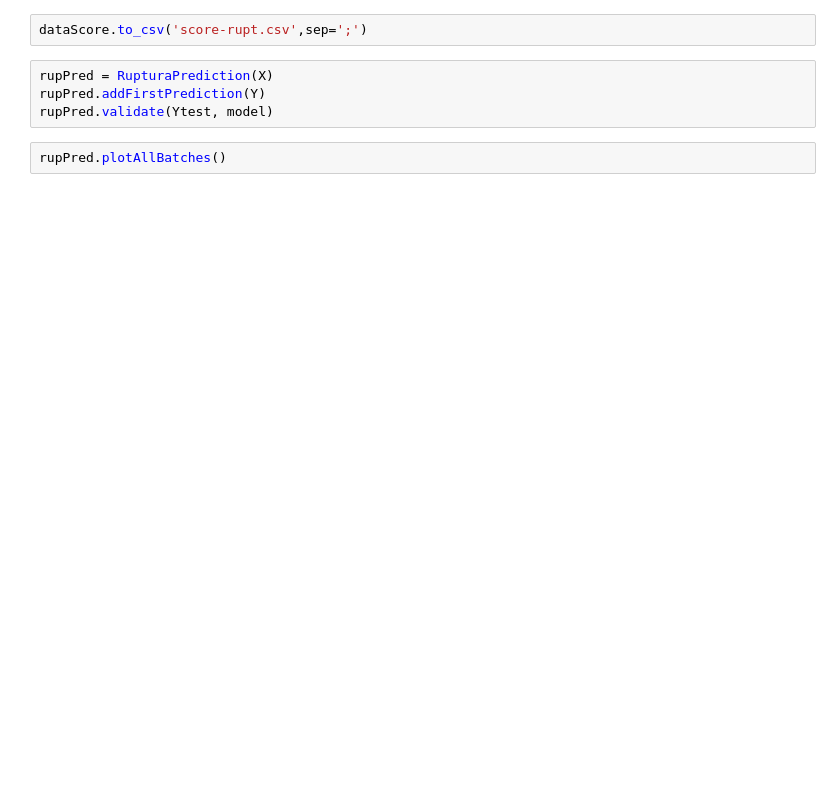
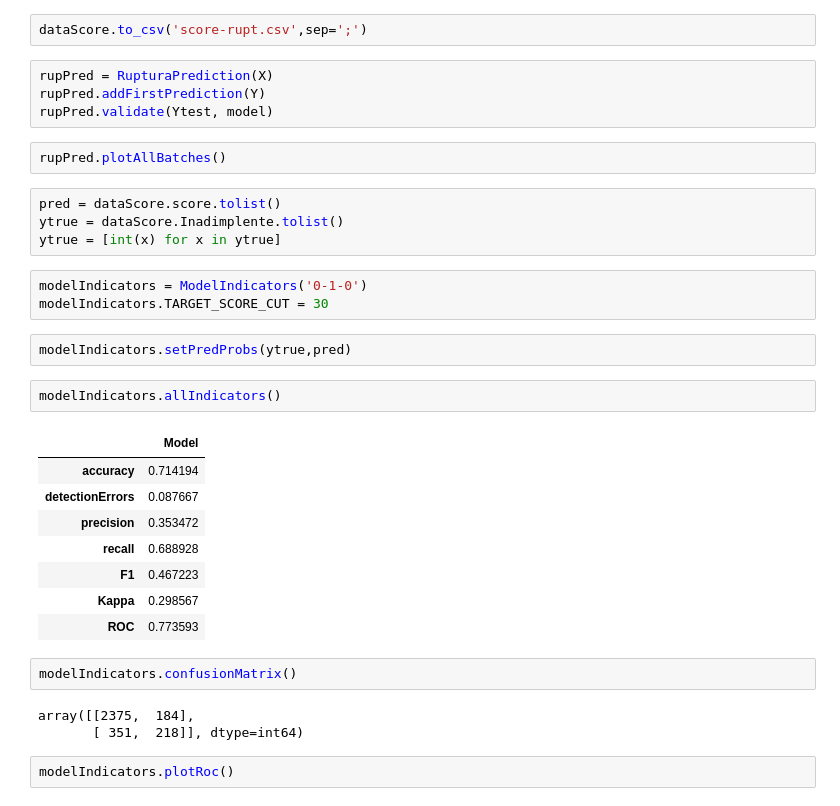
Before and after one commit to vultor33/Logistics, a Jupyter notebook: rupturaLSTM.ipynb, the cells around one changed output. Saved outputs shown, nothing was run; the diff lists cells and outputs as text; blank space fills up the shorter version.

```diff
--- a/rupturaLSTM.ipynb
+++ b/rupturaLSTM.ipynb
@@ -151,3 +148,30 @@ rupPred.addFirstPrediction(Y)
 rupPred.validate(Ytest, model)
 # %%
 rupPred.plotAllBatches()
+# %%
+pred = dataScore.score.tolist()
+ytrue = dataScore.Inadimplente.tolist()
+ytrue = [int(x) for x in ytrue]
+# %%
+modelIndicators = ModelIndicators('0-1-0')
+modelIndicators.TARGET_SCORE_CUT = 30
+# %%
+modelIndicators.setPredProbs(ytrue,pred)
+# %%
+modelIndicators.allIndicators()
+# %% [output]
+|  | Model |
+| accuracy | 0.714194 |
+| detectionErrors | 0.087667 |
+| precision | 0.353472 |
+| recall | 0.688928 |
+| F1 | 0.467223 |
+| Kappa | 0.298567 |
+| ROC | 0.773593 |
+# %%
+modelIndicators.confusionMatrix()
+# %% [output]
+array([[2375,  184],
+       [ 351,  218]], dtype=int64)
+# %%
+modelIndicators.plotRoc()
```
Also changed, not shown: parts of 6 cells of this notebook, 5 other files.
